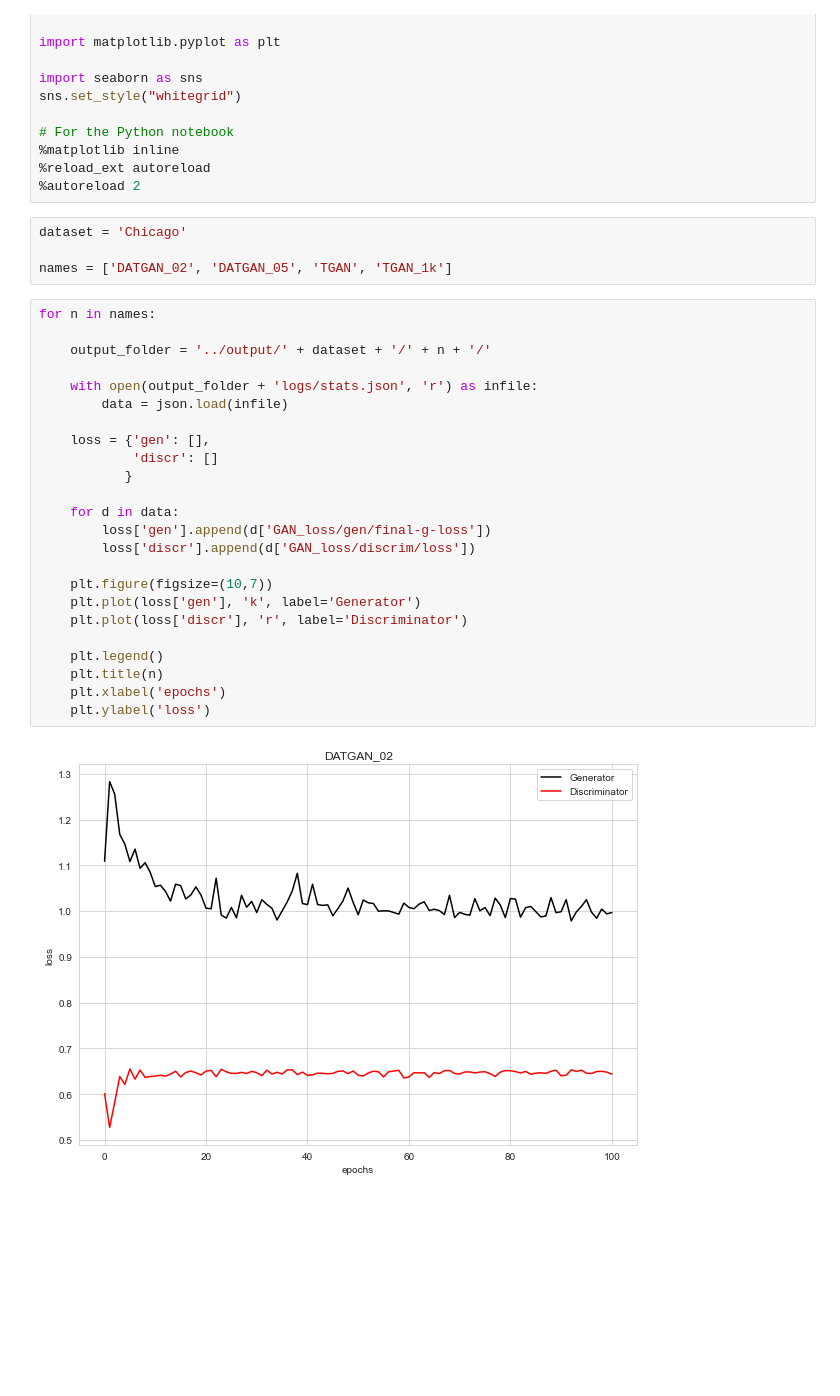
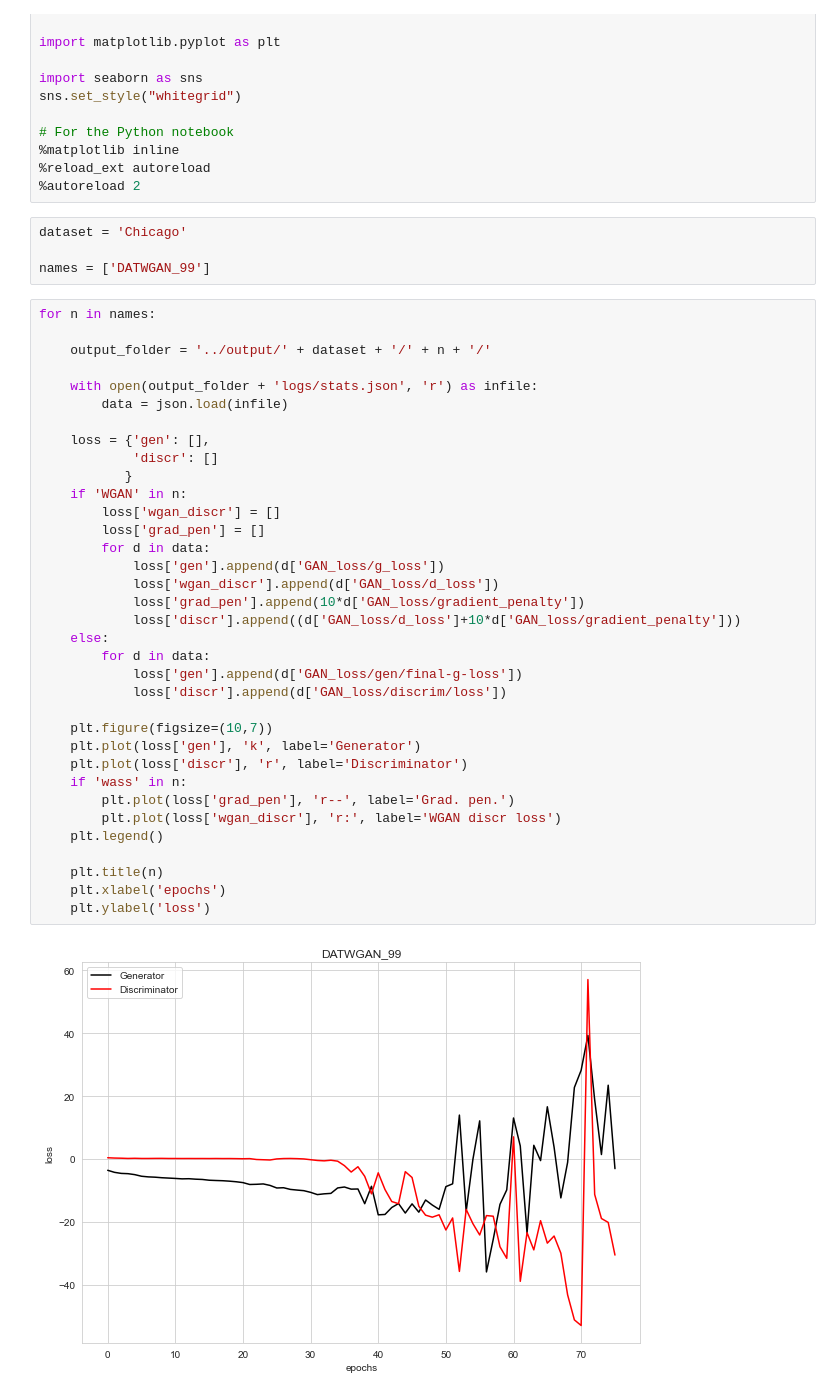
Before and after one commit to glederrey/SynthPop, a Jupyter notebook: code/notebooks/training/check_training.ipynb, the cells around one changed output. Cells and saved outputs as stored; diff of their text form; blank space fills up the shorter version.

```diff
--- a/code/notebooks/training/check_training.ipynb
+++ b/code/notebooks/training/check_training.ipynb
@@ -24,30 +22,41 @@ sns.set_style("whitegrid")
 # %%
 dataset = 'Chicago'
 
-names = ['DATGAN_02', 'DATGAN_05', 'TGAN', 'TGAN_1k']
+names = ['DATWGAN_99']
 # %%
 for n in names:
 
     output_folder = '../output/' + dataset + '/' + n + '/'
 
     with open(output_folder + 'logs/stats.json', 'r') as infile:
         data = json.load(infile)
 
     loss = {'gen': [],
             'discr': []
            }
-
-    for d in data:
-        loss['gen'].append(d['GAN_loss/gen/final-g-loss'])
-        loss['discr'].append(d['GAN_loss/discrim/loss'])
+    if 'WGAN' in n:
+        loss['wgan_discr'] = []
+        loss['grad_pen'] = []
+        for d in data:
+            loss['gen'].append(d['GAN_loss/g_loss'])
+            loss['wgan_discr'].append(d['GAN_loss/d_loss'])
+            loss['grad_pen'].append(10*d['GAN_loss/gradient_penalty'])
+            loss['discr'].append((d['GAN_loss/d_loss']+10*d['GAN_loss/gradient_penalty']))
+    else:
+        for d in data:
+            loss['gen'].append(d['GAN_loss/gen/final-g-loss'])
+            loss['discr'].append(d['GAN_loss/discrim/loss'])
 
     plt.figure(figsize=(10,7))
     plt.plot(loss['gen'], 'k', label='Generator')
     plt.plot(loss['discr'], 'r', label='Discriminator')
+    if 'wass' in n:
+        plt.plot(loss['grad_pen'], 'r--', label='Grad. pen.')
+        plt.plot(loss['wgan_discr'], 'r:', label='WGAN discr loss')
+    plt.legend()
 
-    plt.legend()
     plt.title(n)
     plt.xlabel('epochs')
     plt.ylabel('loss')
 # %% [output]
-[figure, old version]
+[figure, new version]
```
Also changed, not shown: parts of 4 cells of this notebook, 32 other files.
